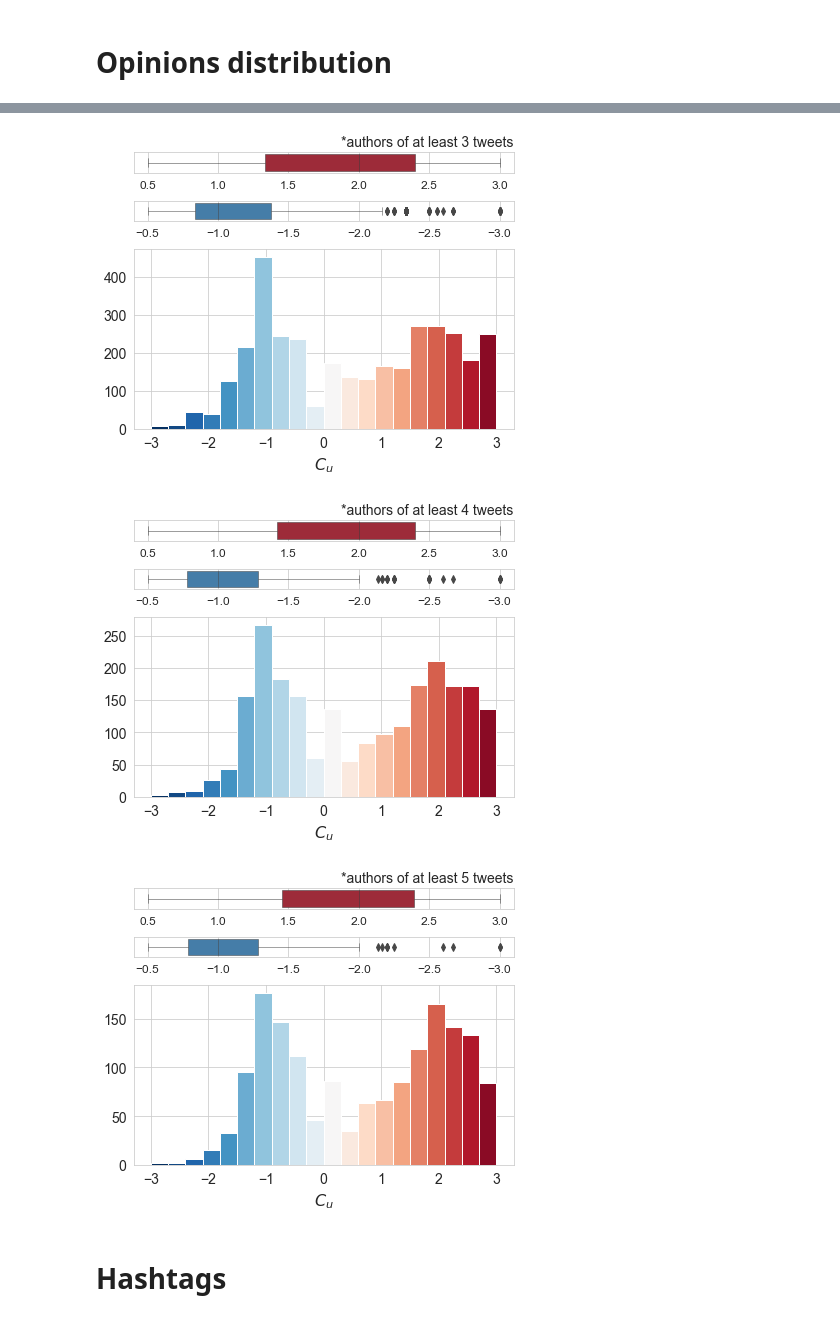
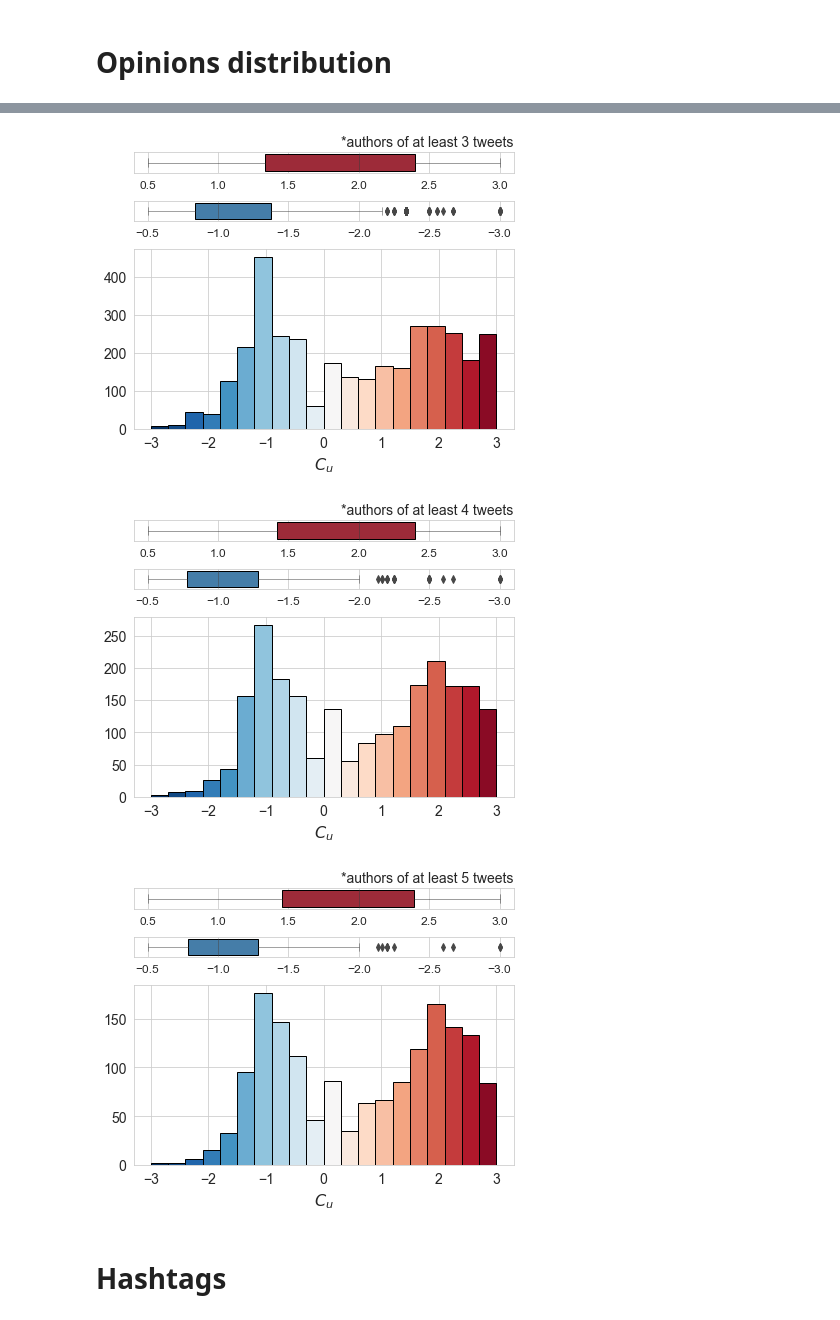
Before and after one commit to giacomocerre/EC_Euro2020_CaseStudy, a Jupyter notebook: notebook/Data understanding.ipynb, the cells around one changed output, grey strips where cells are left out. Cells and saved outputs as stored; diff of their text form; code cells hidden in the pictures.

Commit message:
improved opinions distribution plot

```diff
--- a/notebook/Data understanding.ipynb
+++ b/notebook/Data understanding.ipynb
@@ -11,9 +11,8 @@ cm = plt.cm.RdBu_r
 
 %run Utilyties.ipynb
 # %%
-path = ""
-data = read_data(path + '../data/data_complete.json')
-h_classification = read_data(path + '../data/hashtags_classification.json')
+data = read_data('../data/data_complete.json')
+h_classification = read_data('../data/hashtags_classification.json')
 # %% [markdown]
 ## Dataset
 # %%
@@ -179,7 +178,11 @@ for m in range(5):
     sns.boxplot(x = n_users[n_users['user_classification'] <= -0.5]['user_classification'],
                 color=cm(40), linewidth = 0.5, ax=ax_box2).tick_params(labelsize=12)
 
-    n, bins, patches = plt.hist(n_users['user_classification'], num)
+    for box in [ax_box, ax_box2]:
+        box.artists[0].set_edgecolor('black')
+        box.artists[0].set_linewidth(1)
+
+    n, bins, patches = plt.hist(n_users['user_classification'], num, edgecolor='black')
     for i, p in enumerate(patches):
         plt.setp(p, 'facecolor', cm(i/num))
 
@@ -203,6 +206,6 @@ for m in range(5):
-[figure, old version]
+[figure, new version]
-[figure, old version]
+[figure, new version]
-[figure, old version]
+[figure, new version]
 # %% [markdown]
 # Hashtags
 # %%
```
Also changed, not shown: parts of 1 cell of this notebook.
